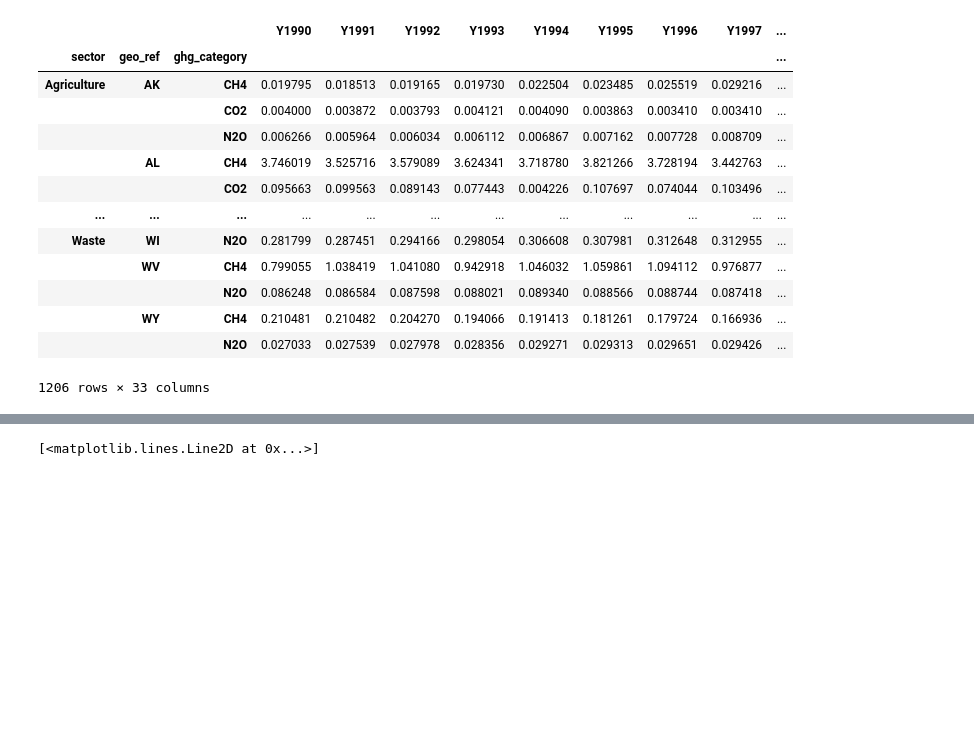
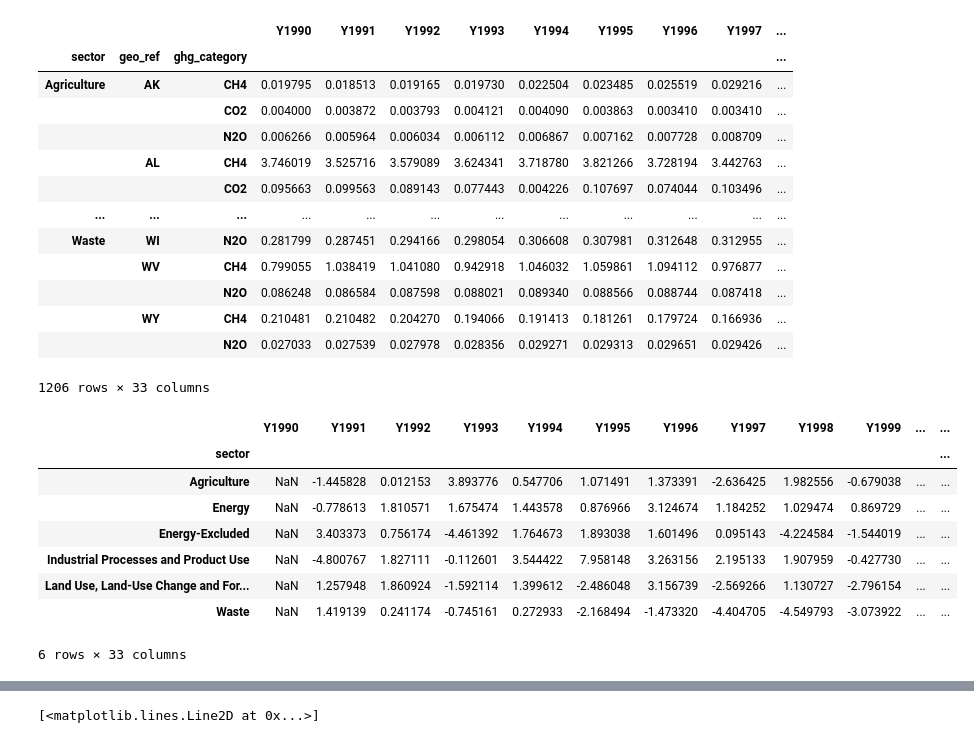
Before and after one commit to matthewchan02/Python_Proj, a Jupyter notebook: state_emission.ipynb, the cells around one changed output, grey strips where cells are left out. Cells and saved outputs as stored; diff of their text form; code cells hidden in the pictures; blank space fills up the shorter version.

```diff
--- a/state_emission.ipynb
+++ b/state_emission.ipynb
@@ -189,3 +189,16 @@ state_sum
 |  | WY | CH4 | 0.210481 | 0.210482 | 0.204270 | 0.194066 | 0.191413 | 0.181261 | 0.179724 | 0.166936 | ... |
 |  |  | N2O | 0.027033 | 0.027539 | 0.027978 | 0.028356 | 0.029271 | 0.029313 | 0.029651 | 0.029426 | ... |
 1206 rows × 33 columns
+# %%
+sector_sum_diff = sector_sum.pct_change(axis='columns') * 100
+sector_sum_diff
+# %% [output]
+|  | Y1990 | Y1991 | Y1992 | Y1993 | Y1994 | Y1995 | Y1996 | Y1997 | Y1998 | Y1999 | ... | ... |
+| sector |  |  |  |  |  |  |  |  |  |  |  | ... |
+| Agriculture | NaN | -1.445828 | 0.012153 | 3.893776 | 0.547706 | 1.071491 | 1.373391 | -2.636425 | 1.982556 | -0.679038 | ... | ... |
+| Energy | NaN | -0.778613 | 1.810571 | 1.675474 | 1.443578 | 0.876966 | 3.124674 | 1.184252 | 1.029474 | 0.869729 | ... | ... |
+| Energy-Excluded | NaN | 3.403373 | 0.756174 | -4.461392 | 1.764673 | 1.893038 | 1.601496 | 0.095143 | -4.224584 | -1.544019 | ... | ... |
+| Industrial Processes and Product Use | NaN | -4.800767 | 1.827111 | -0.112601 | 3.544422 | 7.958148 | 3.263156 | 2.195133 | 1.907959 | -0.427730 | ... | ... |
+| Land Use, Land-Use Change and For... | NaN | 1.257948 | 1.860924 | -1.592114 | 1.399612 | -2.486048 | 3.156739 | -2.569266 | 1.130727 | -2.796154 | ... | ... |
+| Waste | NaN | 1.419139 | 0.241174 | -0.745161 | 0.272933 | -2.168494 | -1.473320 | -4.404705 | -4.549793 | -3.073922 | ... | ... |
+6 rows × 33 columns
```
Also changed, not shown: parts of 1 cell of this notebook.
